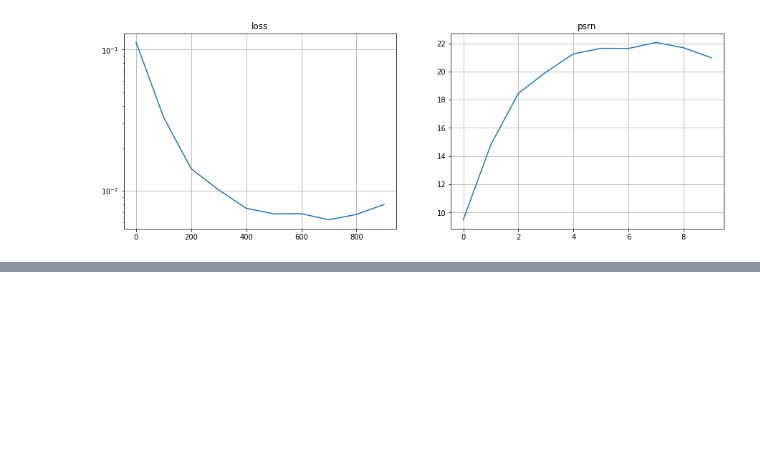
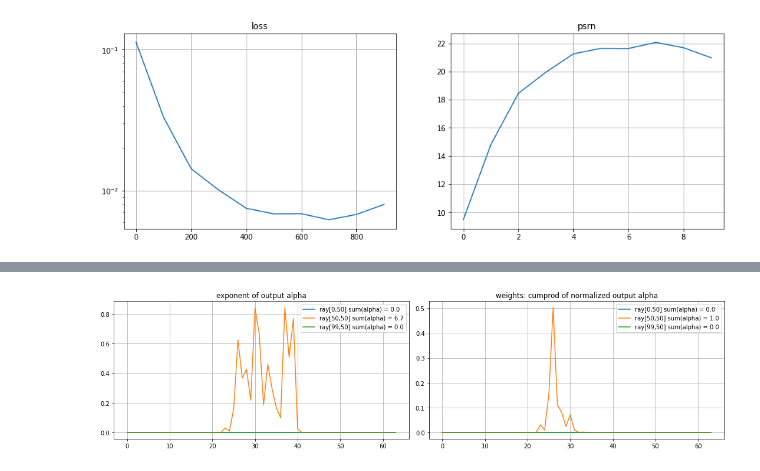
Before and after one commit to xvdp/nerf, a Jupyter notebook: tiny_nerf_pytorch.ipynb, the cells around one changed output, grey strips where cells are left out. Saved outputs shown, nothing was run; the diff lists cells and outputs as text; code cells hidden in the pictures; blank space fills up the shorter version.

```diff
--- a/tiny_nerf_pytorch.ipynb
+++ b/tiny_nerf_pytorch.ipynb
@@ -261,0 +386,3 @@ plt.show()
+# %%
+pts_flat = embed_fn(pts.reshape(-1,3))#.to(device=device)
+pts_flat.shape
@@ -261,0 +471,7 @@ plt.show()
+# %%
+# run model on 3 rays
+raw = model(pts_flat.cuda()).view(list(pts.shape[:-1]) + [4])
+
+# Compute opacities and colors, model outputs rgba predictions
+sigma_a = nn.ReLU()(raw[...,3])
+rgb = nn.Sigmoid()(raw[...,:3])
@@ -261,0 +490,26 @@ plt.show()
+# %%
+sigmas = sigma_a.cpu().clone().detach()
+
+alphas = 1.-torch.exp(-sigmas * dists)
+weights = alphas * exclusive_cumprod(1.-alphas + 1e-10).cpu().clone().detach()
+
+plt.figure(figsize=(15,4))
+plt.title("sigma and alpha for 3 rays")
+plt.subplot(121)
+plt.title("exponent of output alpha")
+for i, alpha in enumerate(alphas):
+    plt.plot(alpha.view(-1).numpy(), label=f"ray[{raytext[i]}] sum(alpha) = {round(alpha.sum().item(),1)}")
+plt.grid()
+plt.legend()
+plt.tight_layout()
+
+plt.subplot(122)
+plt.title("weights: cumprod of normalized output alpha")
+for i, alpha in enumerate(weights):
+    plt.plot(alpha.view(-1).numpy(), label=f"ray[{raytext[i]}] sum(alpha) = {round(alpha.sum().item(),1)}")
+plt.grid()
+plt.legend()
+plt.tight_layout()
+plt.show()
+# %% [output]
+[figure, added]
```
Also changed, not shown: parts of 26 cells of this notebook.
